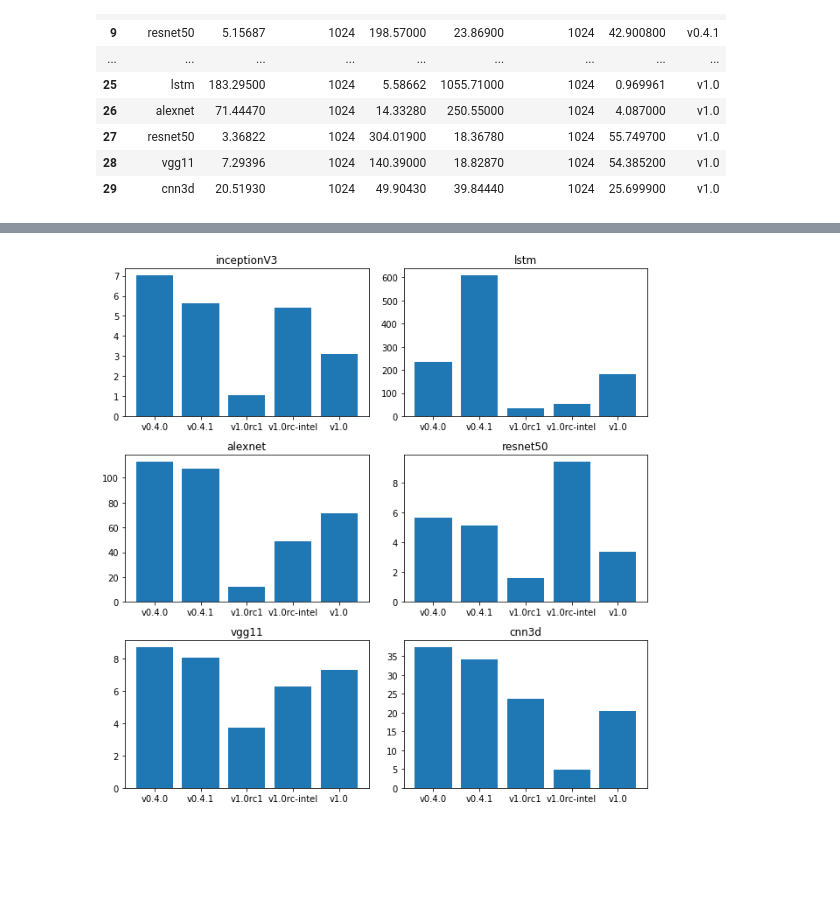
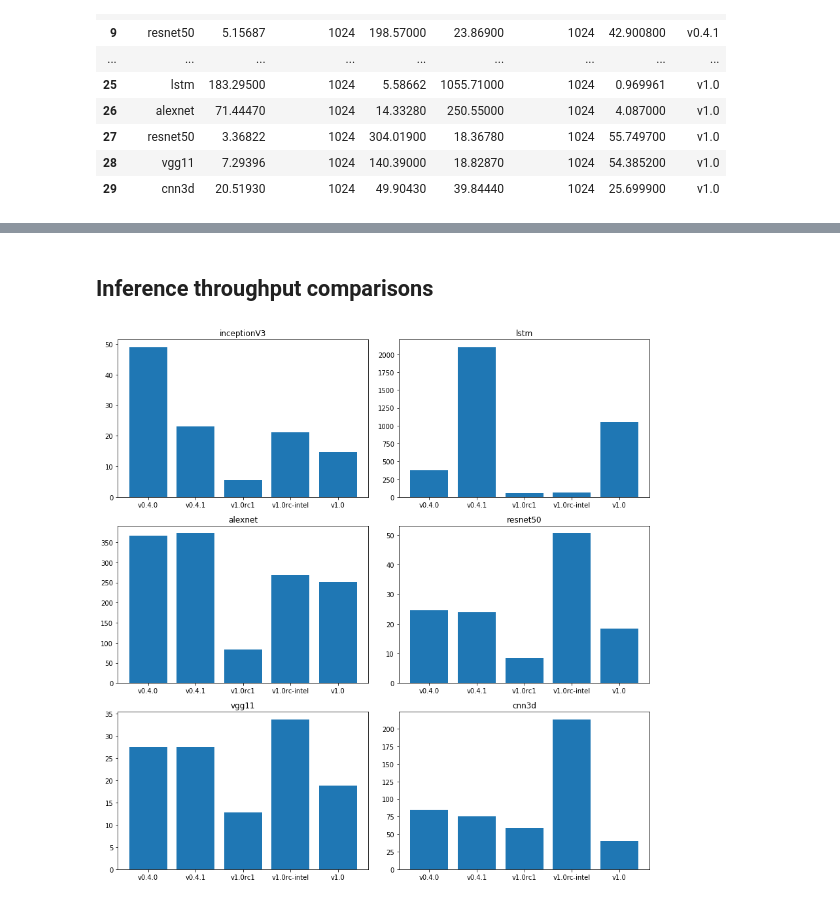
Before and after one commit to sparticlesteve/pytorch-benchmarks, a Jupyter notebook: notebooks/BenchmarkAnalysis.ipynb, the cells around one changed output, grey strips where cells are left out. Drawn from its saved outputs; the diff is of its cells as text; code cells hidden in the pictures; blank space fills up the shorter version.

Commit message:
update benchmark results

```diff
--- a/notebooks/BenchmarkAnalysis.ipynb
+++ b/notebooks/BenchmarkAnalysis.ipynb
@@ -67,2 +67,14 @@ results
 # %%
 models = results.model.unique()
+# %%
+fig, axs = plt.subplots(nrows=3, ncols=2, figsize=(12, 12))
+axs = axs.flatten()
+
+for i, model in enumerate(models):
+    ax = axs[i]
+    model_results = results[results.model == model]
+    ax.bar(model_results.version, model_results.train_rate)
+    ax.set_title(model)
+    ax.set_ytitle('samples / s')
+
+plt.tight_layout()
@@ -69,13 +84,15 @@ models = results.model.unique()
+# %% [markdown]
+## Inference throughput comparisons
 # %%
-fig, axs = plt.subplots(nrows=3, ncols=2, figsize=(9, 9))
+fig, axs = plt.subplots(nrows=3, ncols=2, figsize=(12, 12))
 axs = axs.flatten()
 
 for i, model in enumerate(models):
     ax = axs[i]
     model_results = results[results.model == model]
-    ax.bar(model_results.version, model_results.train_rate)
+    ax.bar(model_results.version, model_results.valid_rate)
     ax.set_title(model)
 
 plt.tight_layout()
 # %% [output]
-[figure, old version]
+[figure, new version]
```
Also changed, not shown: parts of 2 cells of this notebook.
